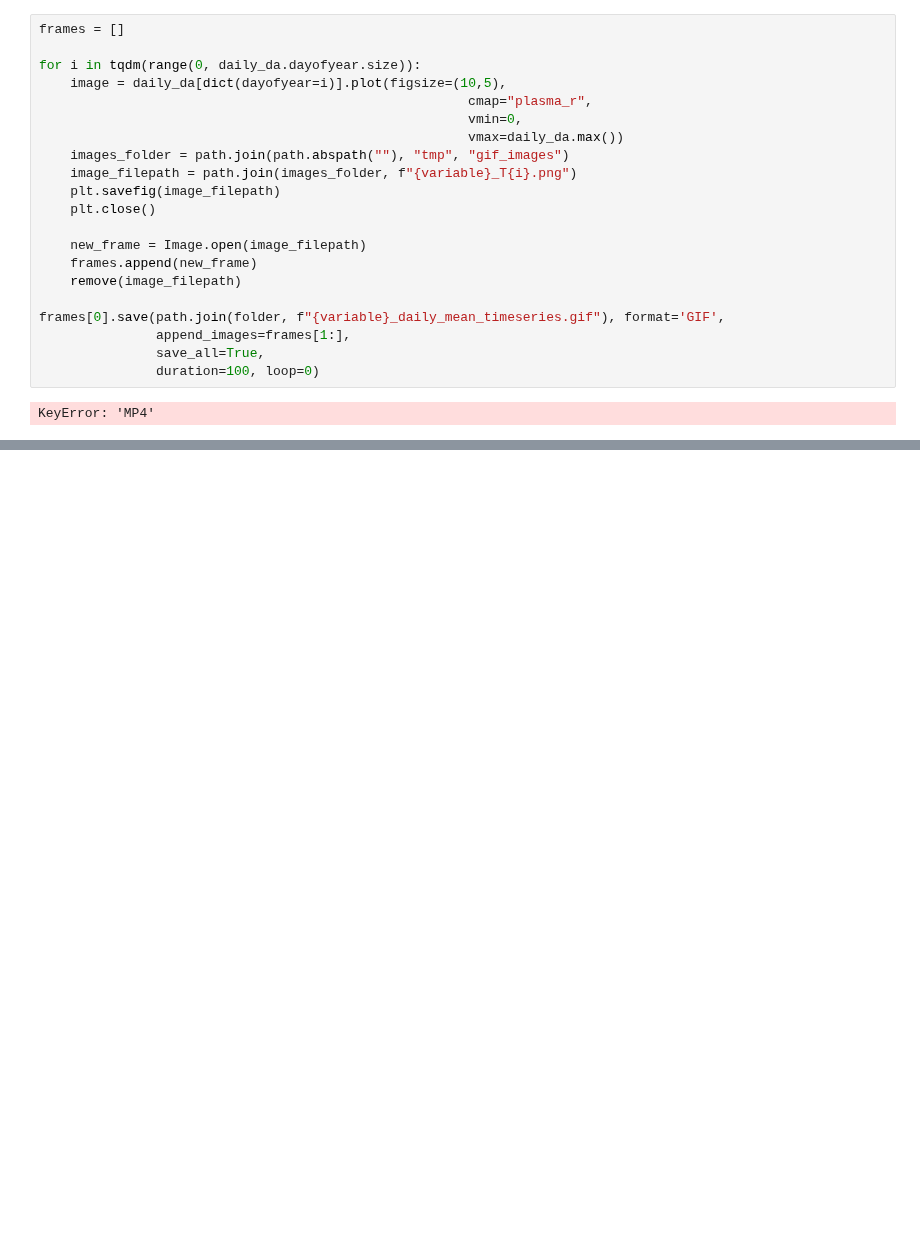
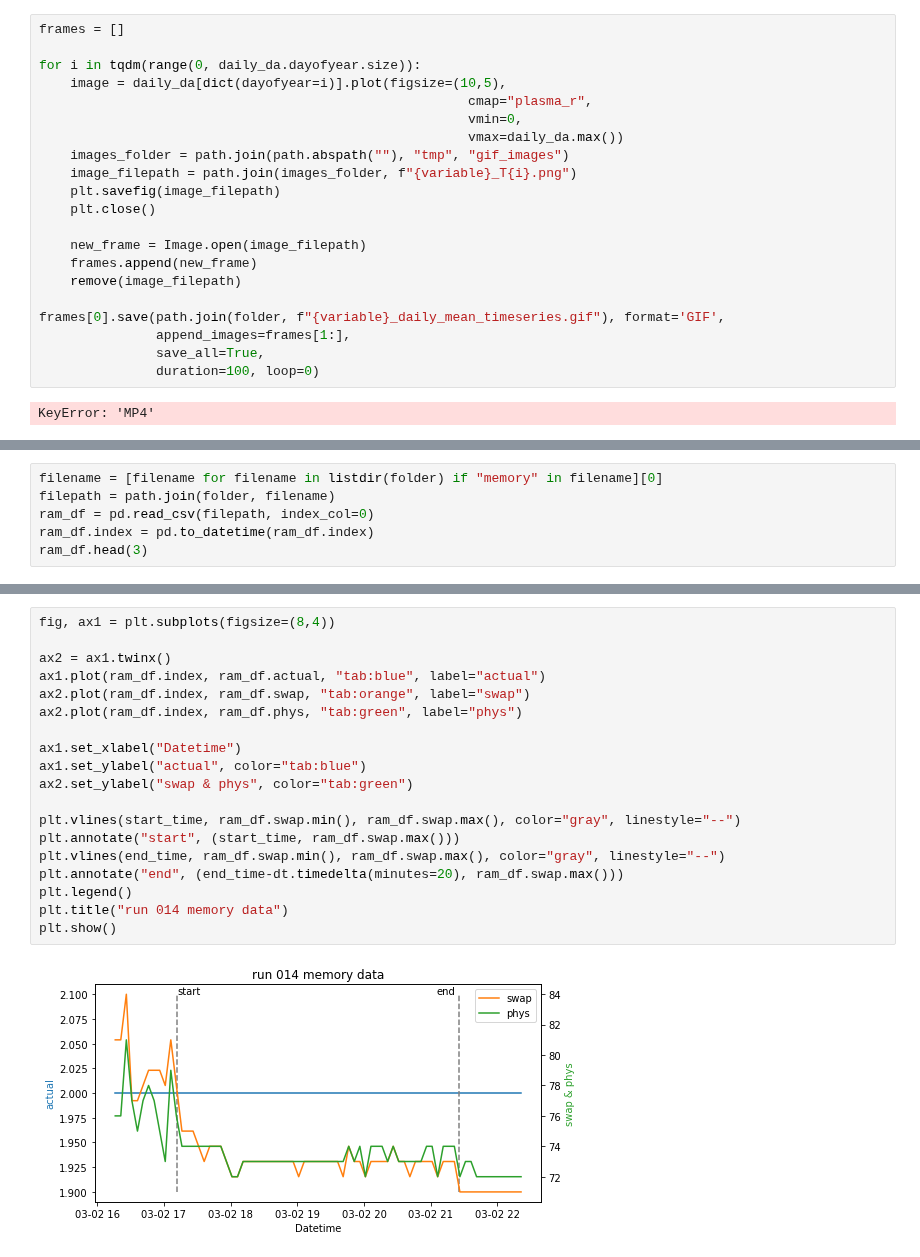
Before and after one commit to michellewl/AQmortality, a Jupyter notebook: Visualise_ADMS-Urban_outputs.ipynb, the cells around one changed output, grey strips where cells are left out. Drawn from its saved outputs; the diff is of its cells as text; blank space fills up the shorter version.

```diff
--- a/Visualise_ADMS-Urban_outputs.ipynb
+++ b/Visualise_ADMS-Urban_outputs.ipynb
@@ -418,0 +439,6 @@ KeyError: 'MP4'
+# %%
+filename = [filename for filename in listdir(folder) if "memory" in filename][0]
+filepath = path.join(folder, filename)
+ram_df = pd.read_csv(filepath, index_col=0)
+ram_df.index = pd.to_datetime(ram_df.index)
+ram_df.head(3)
@@ -418,0 +475,21 @@ KeyError: 'MP4'
+# %%
+fig, ax1 = plt.subplots(figsize=(8,4))
+
+ax2 = ax1.twinx()
+ax1.plot(ram_df.index, ram_df.actual, "tab:blue", label="actual")
+ax2.plot(ram_df.index, ram_df.swap, "tab:orange", label="swap")
+ax2.plot(ram_df.index, ram_df.phys, "tab:green", label="phys")
+
+ax1.set_xlabel("Datetime")
+ax1.set_ylabel("actual", color="tab:blue")
+ax2.set_ylabel("swap & phys", color="tab:green")
+
+plt.vlines(start_time, ram_df.swap.min(), ram_df.swap.max(), color="gray", linestyle="--")
+plt.annotate("start", (start_time, ram_df.swap.max()))
+plt.vlines(end_time, ram_df.swap.min(), ram_df.swap.max(), color="gray", linestyle="--")
+plt.annotate("end", (end_time-dt.timedelta(minutes=20), ram_df.swap.max()))
+plt.legend()
+plt.title("run 014 memory data")
+plt.show()
+# %% [output]
+[figure, added]
```
Also changed, not shown: parts of 7 cells of this notebook.
